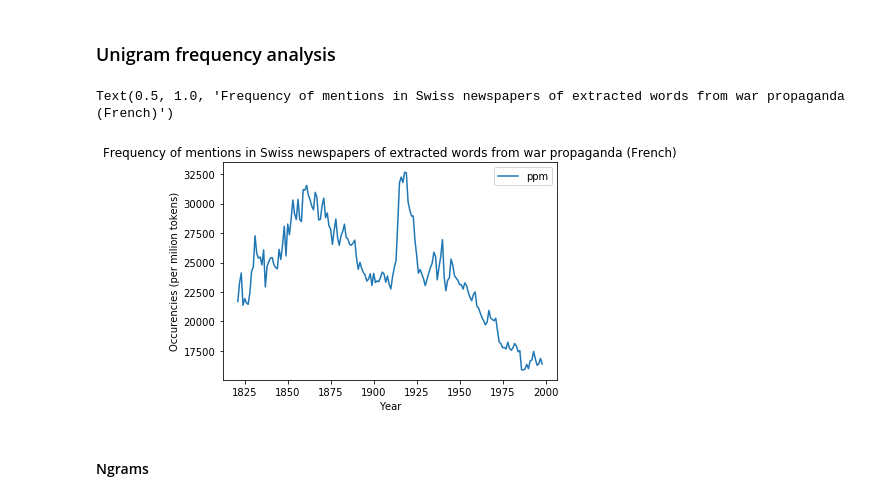
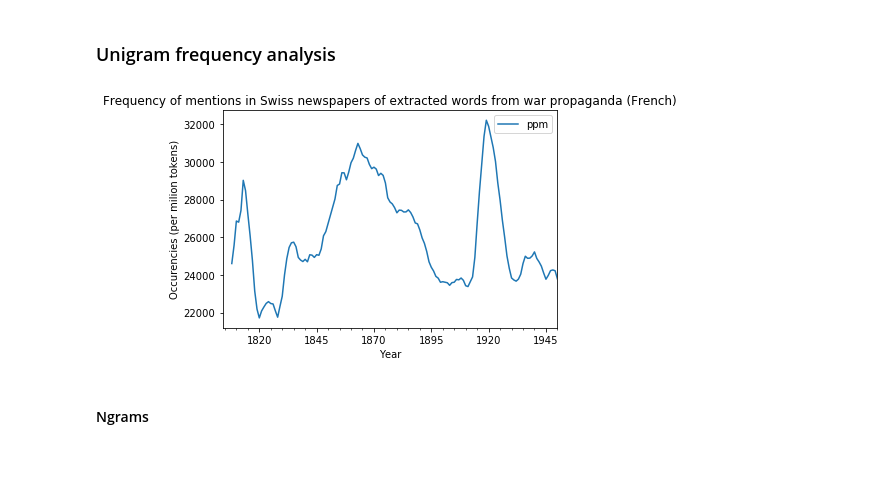
Before and after one commit to ludovicaschaerf/H-D_Project, a Jupyter notebook: newspapers_propaganda/propaganda.ipynb, the cells around one changed output. Drawn from its saved outputs; the diff is of its cells as text; code cells hidden in the pictures; blank space fills up the shorter version.

```diff
--- a/newspapers_propaganda/propaganda.ipynb
+++ b/newspapers_propaganda/propaganda.ipynb
@@ -163,17 +145,20 @@ def raw2counts(df):
     df = pd.concat([df, df["data"].apply(pd.Series)], axis=1).drop("data", axis=1)
     return df
 # %%
+import matplotlib.pyplot as plt
 trends_french = pd.read_json('unigrams_all_fr.json', lines=True)
 trends_french = raw2counts(trends_french)
-trends_french = trends_french.groupby(pd.to_datetime(trends_french.date).dt.year).sum().reset_index()
-trends_french = trends_french[(trends_french.date>1820) & (trends_french.date<2000)]
+trends_french["date"] = pd.to_datetime(trends_french.date)
+trends_french = trends_french.groupby(trends_french.date).sum().reset_index()
+trends_french = trends_french[(trends_french.date.dt.year>1800) & (trends_french.date.dt.year<=1950)]
+trends_french["ppm"] =  trends_french["ppm"].rolling(window=5).mean()
 ax = trends_french.plot(x='date', y='ppm')
 ax.set_ylabel("Occurencies (per milion tokens)")
 ax.set_xlabel("Year")
 ax.set_title("Frequency of mentions in Swiss newspapers of extracted words from war propaganda (French)")
+plt.savefig("french_plot.png", dpi=600)
 # %% [output]
-Text(0.5, 1.0, 'Frequency of mentions in Swiss newspapers of extracted words from war propaganda (French)')
-[figure, old version]
+[figure, new version]
 # %% [markdown]
 #### Ngrams
 # %%
```
Also changed, not shown: parts of 16 cells of this notebook.
